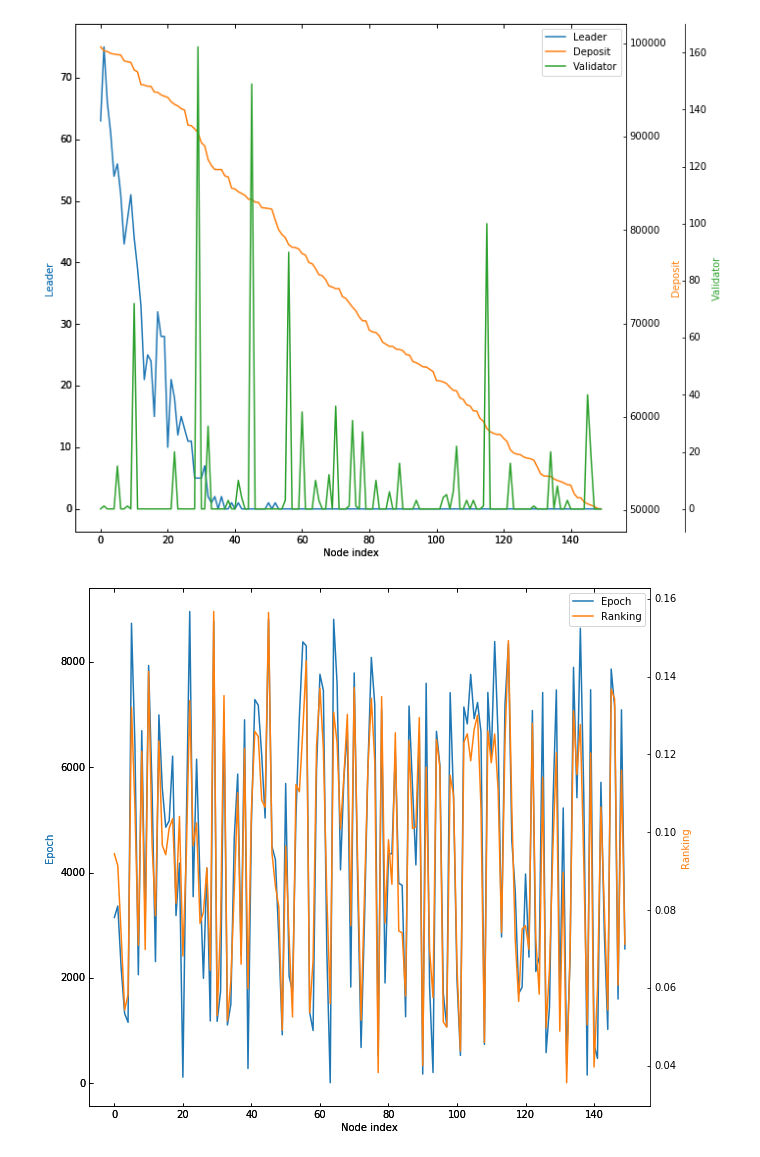
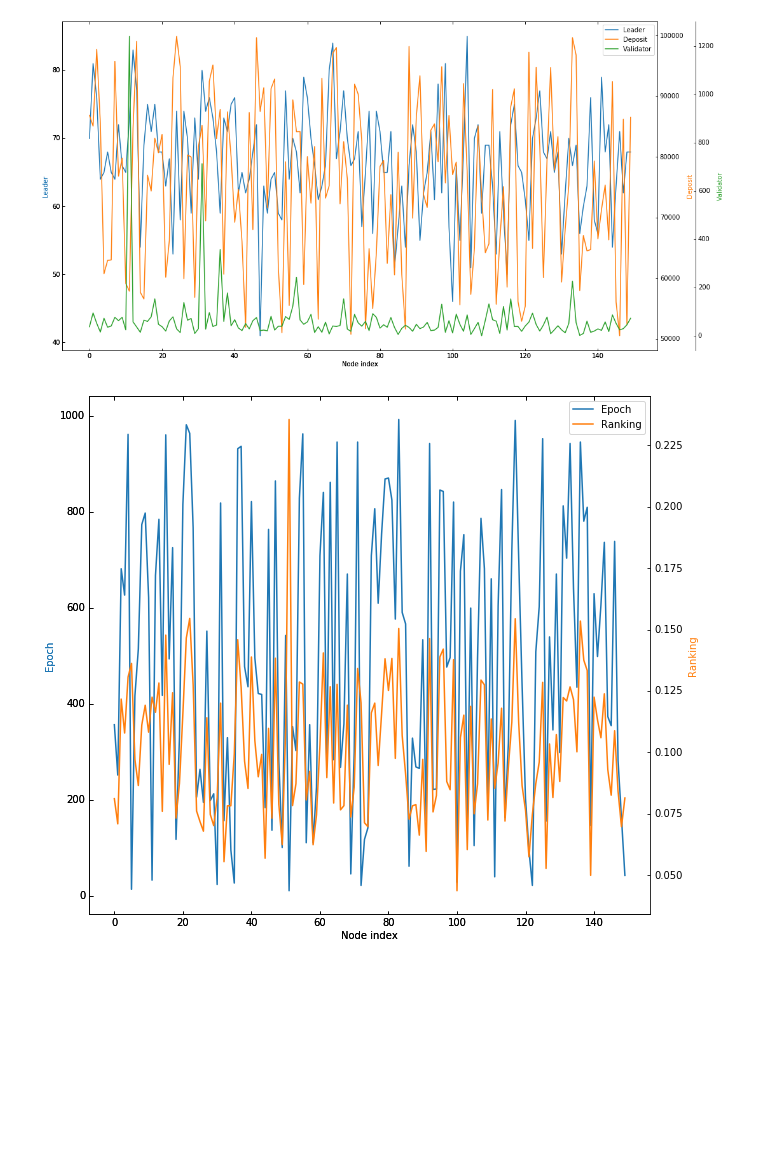
Before and after one commit to novaprotocolio/ranking-consensus, a Jupyter notebook: ranking03-tri.ipynb, the cells around one changed output. Drawn from its saved outputs; the diff is of its cells as text; code cells hidden in the pictures; blank space fills up the shorter version.

Commit message:
ranking03

```diff
--- a/ranking03-tri.ipynb
+++ b/ranking03-tri.ipynb
@@ -43,7 +43,7 @@ def random_epochs_of_nodes(nodes):
 # %%
 def deposit_votes(nodes):
     arr_deposit_vote = np.random.randint(low=50000,high=100000,size=len(nodes)).tolist()
-    arr_deposit_vote = np.sort(arr_deposit_vote)[::-1]
+#     arr_deposit_vote = np.sort(arr_deposit_vote)[::-1]
     for i in range(len(arr_deposit_vote)):
         nodes[i][NUMBER_OF_DEPOSIT] = arr_deposit_vote[i]
     return arr_deposit_vote
@@ -68,20 +68,22 @@ def vote_leader(nodes):
     return index_of_leader
 # %%
 # Ranking for each masternode
-def ranking(nodes, arr_deposit_vote, arr_speed):
+def ranking(nodes, arr_deposit_vote, arr_speed, total_epoch, epoch_current):
     total_deposit = sum(arr_deposit_vote)
 
     total_vote = 2000  # Total voting in one epoch
-    total_epoch = 9000  # Total epoch in blockchain
     speed_arg = sum(arr_speed)/len(nodes)
     a = 0.6
-    b,c,d,e = 0.25, 0.1, 0.3, 0.35
+    b,c,d,e = 0.25, 0.1, 0.30, 0.35
     for i in range(len(arr_deposit_vote)):
-        trust = b*(nodes[i][NUMBER_OF_EPOCH]/total_epoch) + c*(
-                nodes[i][SPEED]/speed_arg) + d*(
-                nodes[i][NUMBER_OF_VOTE]/nodes[i][NUMBER_OF_EPOCH]) + e*(
-                nodes[i][NUMBER_OF_VALIDATOR]/nodes[i][NUMBER_OF_EPOCH]) + (1-b-c-d-e)*(
-                nodes[i][NUMBER_OF_VOTE]/total_vote)
+        epoch_join = epoch_current - total_epoch + nodes[i][NUMBER_OF_EPOCH]
+        trust = 0
+        if(epoch_join > 0):
+            trust = b*(epoch_join/total_epoch) + c*(
+                    nodes[i][SPEED]/speed_arg) + d*(
+                    nodes[i][NUMBER_OF_VOTE]/epoch_join) + e*(
+                    nodes[i][NUMBER_OF_VALIDATOR]/epoch_join) + (1-b-c-d-e)*(
+                    nodes[i][NUMBER_OF_VOTE]/total_vote)
 
         vote_arg_deposit = arr_deposit_vote[i]/total_deposit
         nodes[i][RANKING] = a*(vote_arg_deposit) + (1-a)*trust
@@ -107,15 +109,14 @@ def random_validator(nodes, arr_deposit_vote, leader):
     return index_of_validator
 # %%
 nodes = init_nodes(150)
-arr_deposit_vote = deposit_votes(nodes)
+total_epoch = 10000  # Total epoch in blockchain
 arr_speed = random_nodes_speed(nodes)
-arr_epochs = random_epochs_of_nodes(nodes)
-ranking(nodes, arr_deposit_vote, arr_speed)
-# leader = vote_leader(nodes)
-for i in range(1000):
+random_epochs_of_nodes(nodes)
+for i in range(total_epoch):
+    arr_deposit_vote = deposit_votes(nodes)
     leader = vote_leader(nodes)
     validator = random_validator(nodes, arr_deposit_vote, leader)
-    ranking(nodes, arr_deposit_vote, arr_speed)
+    ranking(nodes, arr_deposit_vote, arr_speed, total_epoch, i)
 # %%
 x_array = []
 leader_y_array = []
@@ -135,7 +136,7 @@ for i in range(len(nodes)):
 from mpl_toolkits.axisartist.parasite_axes import HostAxes, ParasiteAxes
 import matplotlib.pyplot as plt
 
-fig = plt.figure(figsize=(12, 9))
+fig = plt.figure(figsize=(20, 9))
 
 host = HostAxes(fig, [0.15, 0.1, 0.65, 0.8])
 par1 = ParasiteAxes(host, sharex=host)
@@ -152,34 +153,34 @@ par1.set_ylabel("Deposit")
 
 par1.axis["right"].major_ticklabels.set_visible(True)
 par1.axis["right"].label.set_visible(True)
 
 par2.set_ylabel("Validator")
 offset = (60, 0)
 new_axisline = par2.get_grid_helper().new_fixed_axis
 par2.axis["right2"] = new_axisline(loc="right", axes=par2, offset=offset)
 
 fig.add_axes(host)
 
 host.set_xlabel("Node index")
 host.set_ylabel("Leader")
 par1.set_ylabel("Deposit")
 
 p1, = host.plot(x_array, leader_y_array, label="Leader")
 p2, = par1.plot(x_array, deposit_y_array, label="Deposit")
 p3, = par2.plot(x_array, validator_y_array, label="Validator")
 
 # par1.set_ylim(0, 4)
 # par2.set_ylim(1, 65)
 
 host.legend()
 
 host.axis["left"].label.set_color(p1.get_color())
 par1.axis["right"].label.set_color(p2.get_color())
 par2.axis["right2"].label.set_color(p3.get_color())
 
 plt.show()
 # %% [output]
-[figure, old version]
+[figure, new version]
 # %%
 from mpl_toolkits.axisartist.parasite_axes import HostAxes, ParasiteAxes
 import matplotlib.pyplot as plt
@@ -216,7 +217,7 @@ par1.axis["right"].label.set_color(p2.get_color())
 
 plt.show()
 # %% [output]
-[figure, old version]
+[figure, new version]
 # %%
 nodes
 # %% [output]
```
Also changed, not shown: parts of 8 cells of this notebook.
